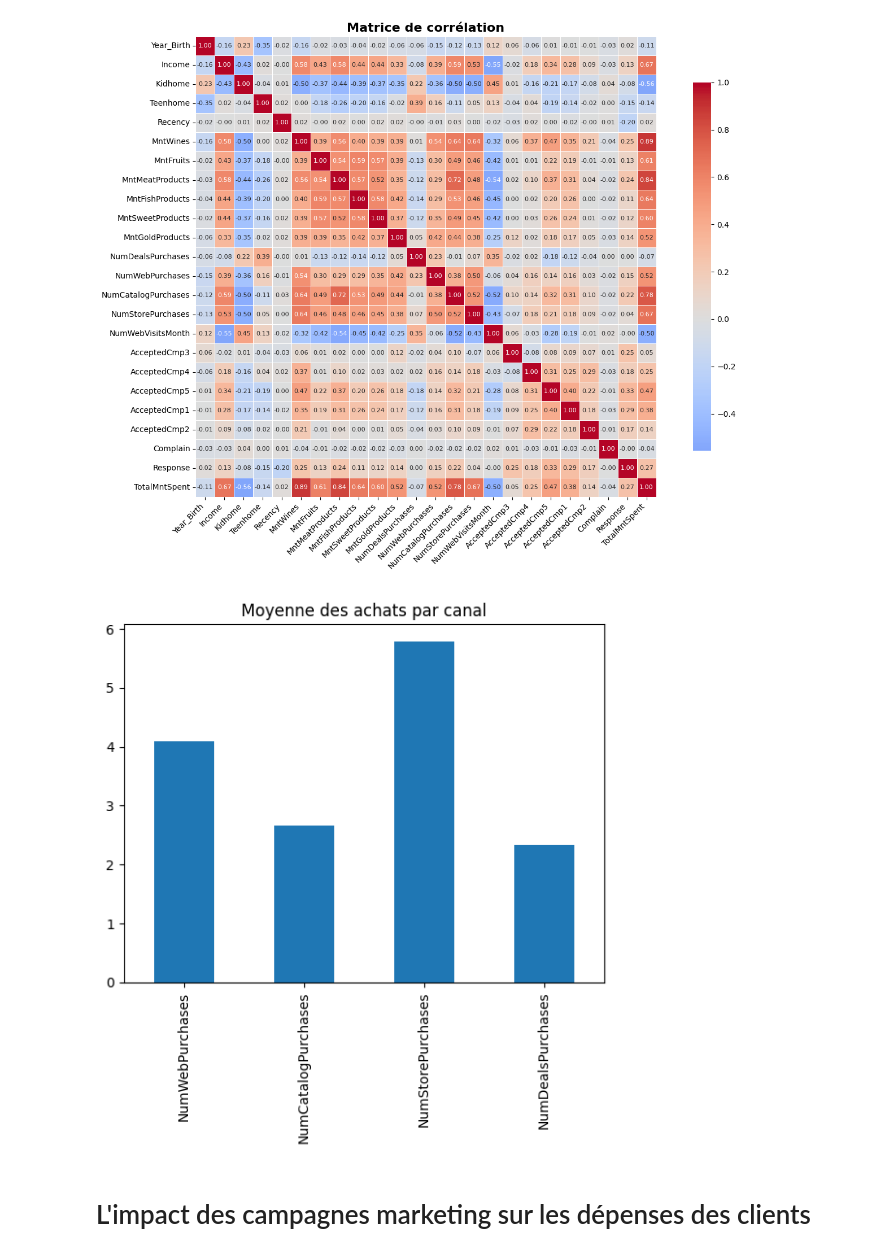
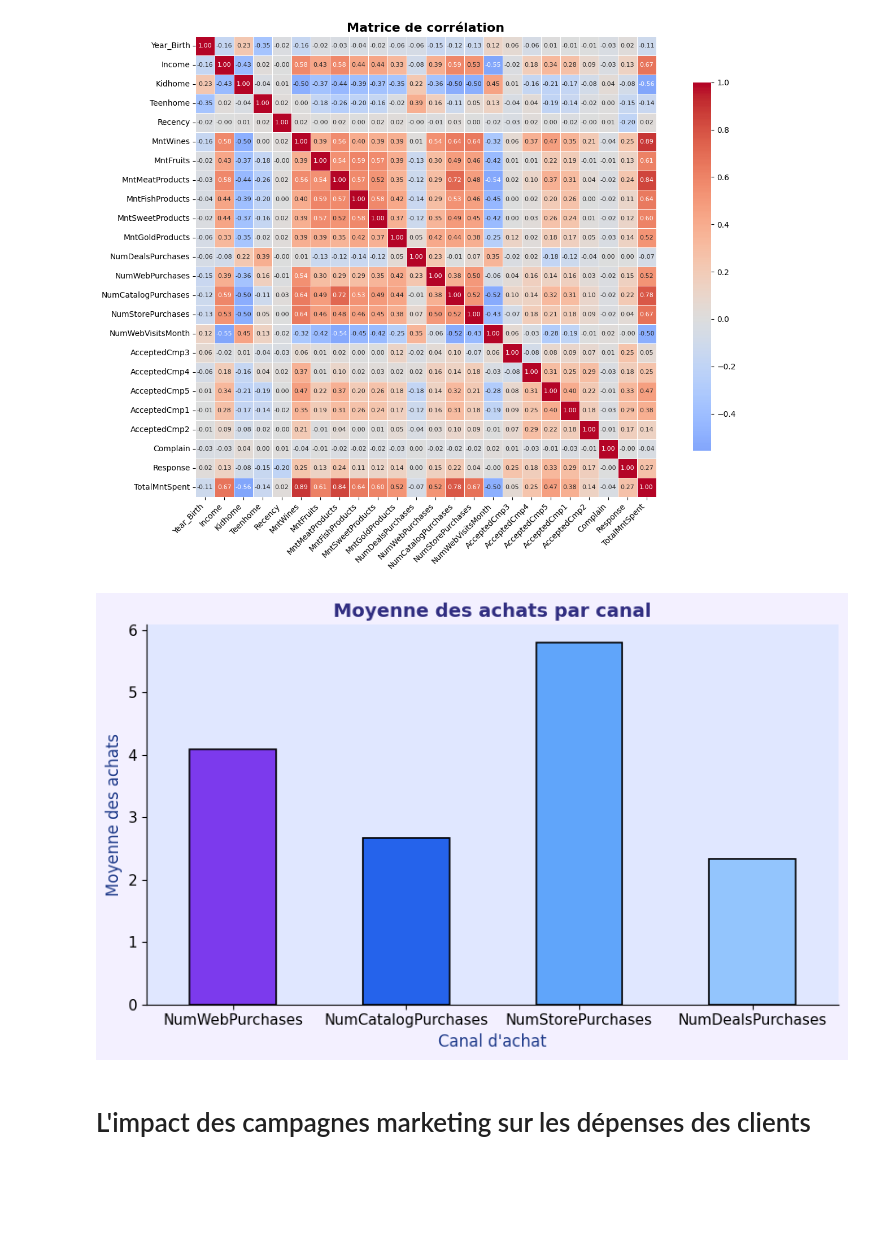
Before and after one commit to YasmineGheddab/Rush4-MSc1, a Jupyter notebook: Sel_rush4_.ipynb, the cells around one changed output. Drawn from its saved outputs; the diff is of its cells as text; code cells hidden in the pictures; blank space fills up the shorter version.

```diff
--- a/Sel_rush4_.ipynb
+++ b/Sel_rush4_.ipynb
@@ -329,17 +329,38 @@ plt.tight_layout()
 plt.show()
 # %% [output]
 [figure]
-# %%
-import pandas as pd
-import matplotlib.pyplot as plt
-
-df = pd.read_csv('/content/Camp_Market (1).csv', sep=';')
-
-df[['NumWebPurchases','NumCatalogPurchases','NumStorePurchases', 'NumDealsPurchases']].mean().plot(kind='bar')
-plt.title("Moyenne des achats par canal")
-plt.show()
-# %% [output]
-[figure, removed]
+# %%
+# Calcul de la moyenne des achats par canal
+avg_channels = df[['NumWebPurchases','NumCatalogPurchases','NumStorePurchases', 'NumDealsPurchases']].mean()
+
+colors = ['#7C3AED', '#2563EB', '#60A5FA', '#93C5FD']  # violet, bleu foncé, bleu moyen, bleu ciel
+
+plt.figure(figsize=(8, 5))
+avg_channels.plot(
+    kind='bar',
+    color=colors,
+    edgecolor='black',
+    linewidth=1.2
+)
+
+plt.title("Moyenne des achats par canal", fontsize=14, fontweight='bold', color='#312E81')
+plt.xlabel("Canal d'achat", fontsize=12, color='#1E3A8A')
+plt.ylabel("Moyenne des achats", fontsize=12, color='#1E3A8A')
+plt.xticks(rotation=0, fontsize=11)
+plt.yticks(fontsize=11)
+
+fig = plt.gcf()
+ax = plt.gca()
+fig.patch.set_facecolor('#F3F0FF')
+ax.set_facecolor('#E0E7FF')
+
+ax.spines['right'].set_visible(False)
+ax.spines['top'].set_visible(False)
+
+plt.tight_layout()
+plt.show()
+# %% [output]
+[figure, added]
 # %% [markdown]
 # L'impact des campagnes marketing sur les dépenses des clients
 # %% [markdown]
```
Also changed, not shown: parts of 3 cells of this notebook.
